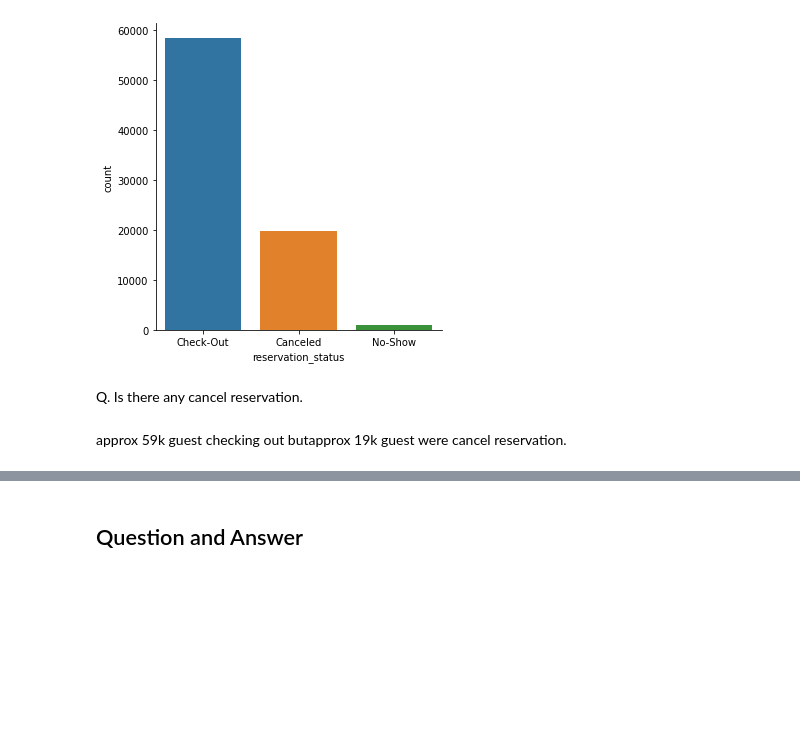
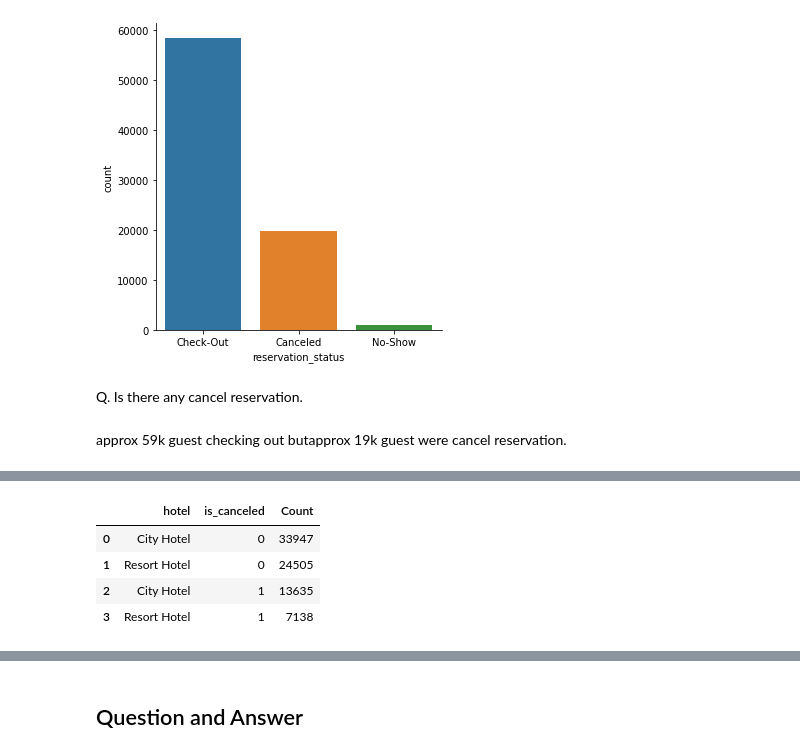
Before and after one commit to Pawan-kumar-Singh/Hotel_Booking-_Analysis, a Jupyter notebook: Hotel_Booking_Analysis_Capstone_Project.ipynb, the cells around one changed output, grey strips where cells are left out. Saved outputs shown, nothing was run; the diff lists cells and outputs as text; code cells hidden in the pictures; blank space fills up the shorter version.

```diff
--- a/Hotel_Booking_Analysis_Capstone_Project.ipynb
+++ b/Hotel_Booking_Analysis_Capstone_Project.ipynb
@@ -862,0 +1105,10 @@ approx 59k guest checking out butapprox 19k guest were cancel reservation.
+# %%
+hotel_cancelation_count= pd.DataFrame(df[['hotel','is_canceled']].value_counts()).reset_index()
+hotel_cancelation_count.rename(columns = {0:'Count'}, inplace=True)
+hotel_cancelation_count
+# %% [output]
+|  | hotel | is_canceled | Count |
+| 0 | City Hotel | 0 | 33947 |
+| 1 | Resort Hotel | 0 | 24505 |
+| 2 | City Hotel | 1 | 13635 |
+| 3 | Resort Hotel | 1 | 7138 |
```
Also changed, not shown: parts of 44 cells of this notebook.
